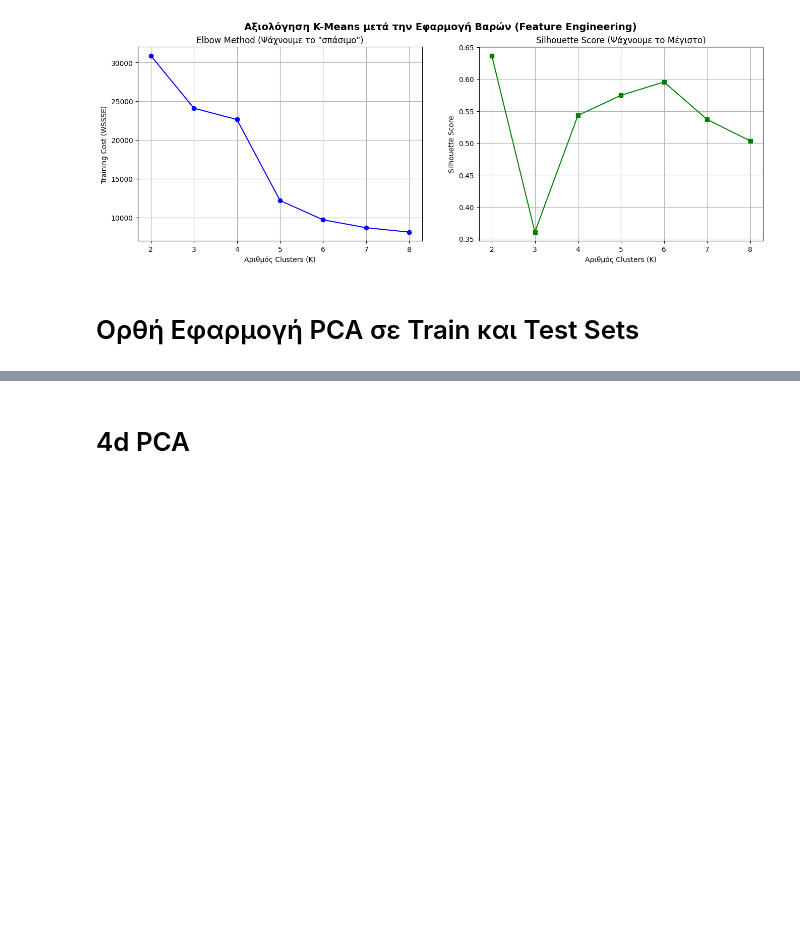
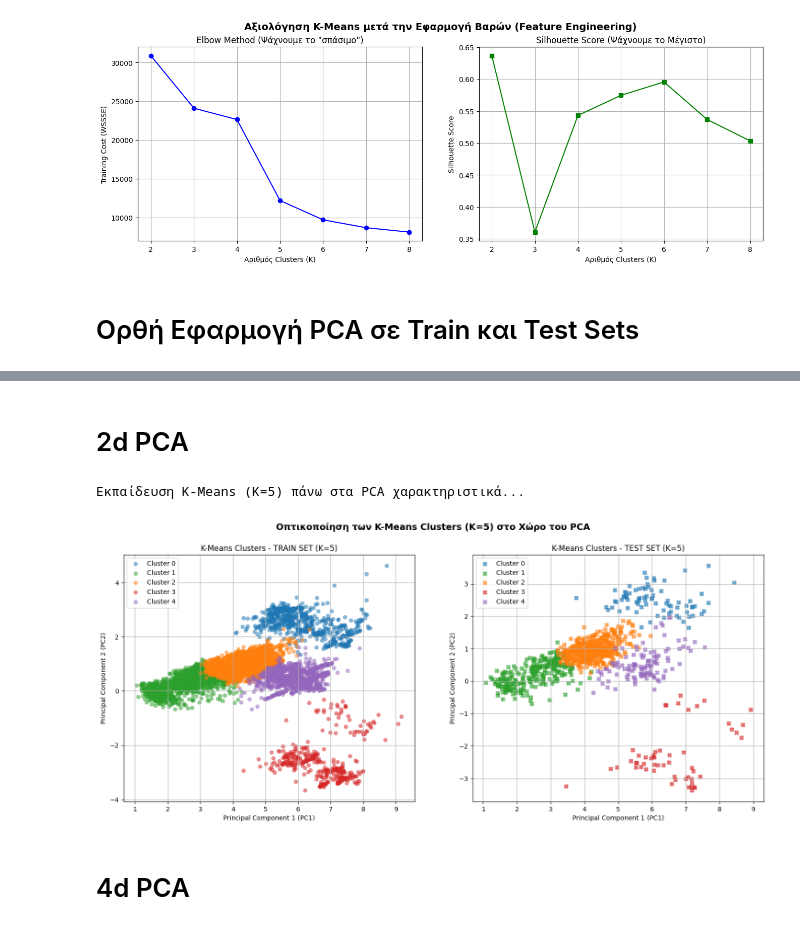
Before and after one commit to Ma1cOS/Big-Data, a Jupyter notebook: notebooks/3a_advanced_technique.ipynb, the cells around one changed output, grey strips where cells are left out. Cells and saved outputs as stored; diff of their text form; code cells hidden in the pictures; blank space fills up the shorter version.

```diff
--- a/notebooks/3a_advanced_technique.ipynb
+++ b/notebooks/3a_advanced_technique.ipynb
@@ -304,3 +295,81 @@ only showing top 3 rows
+# %% [markdown]
+# 2d PCA
+# %%
+import matplotlib.pyplot as plt
+import pandas as pd
+from pyspark.ml.clustering import KMeans
+
+print(f"Εκπαίδευση K-Means (K={SELECTED_K}) πάνω στα PCA χαρακτηριστικά...")
+
+# 1. Ορισμός και εκπαίδευση του μοντέλου KMeans στα PCA χαρακτηριστικά του Train set
+kmeans_pca = KMeans(featuresCol="pca_features", predictionCol="cluster", k=SELECTED_K, seed=22390225)
+model_pca = kmeans_pca.fit(train_pca)
+
+# 2. Παραγωγή προβλέψεων (Cluster Assignments) για Train και Test
+train_preds = model_pca.transform(train_pca)
+test_preds = model_pca.transform(test_pca)
+
+# 3. Μετατροπή σε Pandas ΜΟΝΟ για τη σχεδίαση των γραφημάτων
+plot_train_df = train_preds.select("pca_features", "cluster").toPandas()
+plot_test_df = test_preds.select("pca_features", "cluster").toPandas()
+
+# Συνάρτηση για την εξαγωγή των PC1 και PC2 από το Vector σε ξεχωριστές στήλες Pandas
+def extract_pcs(df):
+    df['PC1'] = df['pca_features'].apply(lambda vec: float(vec[0]))
+    df['PC2'] = df['pca_features'].apply(lambda vec: float(vec[1]))
+    return df
+
+plot_train_df = extract_pcs(plot_train_df)
+plot_test_df = extract_pcs(plot_test_df)
+
+# 4. Δημιουργία των Γραφημάτων (Δίπλα-Δίπλα)
+fig, (ax1, ax2) = plt.subplots(1, 2, figsize=(18, 7))
+
+# ΕΝΗΜΕΡΩΜΕΝΟ: Λεξικό με 5 χρώματα για τα Clusters 0, 1, 2, 3, 4
+colors = {
+    0: '#1f77b4',  # Μπλε
+    1: '#2ca02c',  # Πράσινο
+    2: '#ff7f0e',  # Πορτοκαλί
+    3: '#d62728',  # Κόκκινο
+    4: '#9467bd'   # Μοβ
+}
+
+# Γράφημα Α: Train Set Clusters
+for cluster_id in sorted(plot_train_df['cluster'].unique()):
+    cluster_data = plot_train_df[plot_train_df['cluster'] == cluster_id]
+    # Μετατροπή του cluster_id σε απλό int για ασφάλεια με το mapping του dict
+    cid_int = int(cluster_id)
+    ax1.scatter(
+        cluster_data['PC1'], cluster_data['PC2'],
+        color=colors.get(cid_int, '#7f7f7f'), alpha=0.5, s=30,
+        label=f'Cluster {cid_int}'
+    )
+ax1.set_xlabel('Principal Component 1 (PC1)')
+ax1.set_ylabel('Principal Component 2 (PC2)')
+ax1.set_title(f'K-Means Clusters - TRAIN SET (K={SELECTED_K})')
+ax1.legend()
+ax1.grid(True)
+
+# Γράφημα Β: Test Set Clusters (Γενίκευση Μοντέλου)
+for cluster_id in sorted(plot_test_df['cluster'].unique()):
+    cluster_data = plot_test_df[plot_test_df['cluster'] == cluster_id]
+    cid_int = int(cluster_id)
+    ax2.scatter(
+        cluster_data['PC1'], cluster_data['PC2'],
+        color=colors.get(cid_int, '#7f7f7f'), alpha=0.6, s=40, marker='X',
+        label=f'Cluster {cid_int}'
+    )
+ax2.set_xlabel('Principal Component 1 (PC1)')
+ax2.set_ylabel('Principal Component 2 (PC2)')
+ax2.set_title(f'K-Means Clusters - TEST SET (K={SELECTED_K})')
+ax2.legend()
+ax2.grid(True)
+
+plt.suptitle(f'Οπτικοποίηση των K-Means Clusters (K={SELECTED_K}) στο Χώρο του PCA', fontsize=14, fontweight='bold')
+plt.show()
+# %% [output]
+Εκπαίδευση K-Means (K=5) πάνω στα PCA χαρακτηριστικά...
+[figure, added]
 # %% [markdown]
 # 4d PCA
 # %%
```
Also changed, not shown: parts of 3 cells of this notebook, 12 other files.
